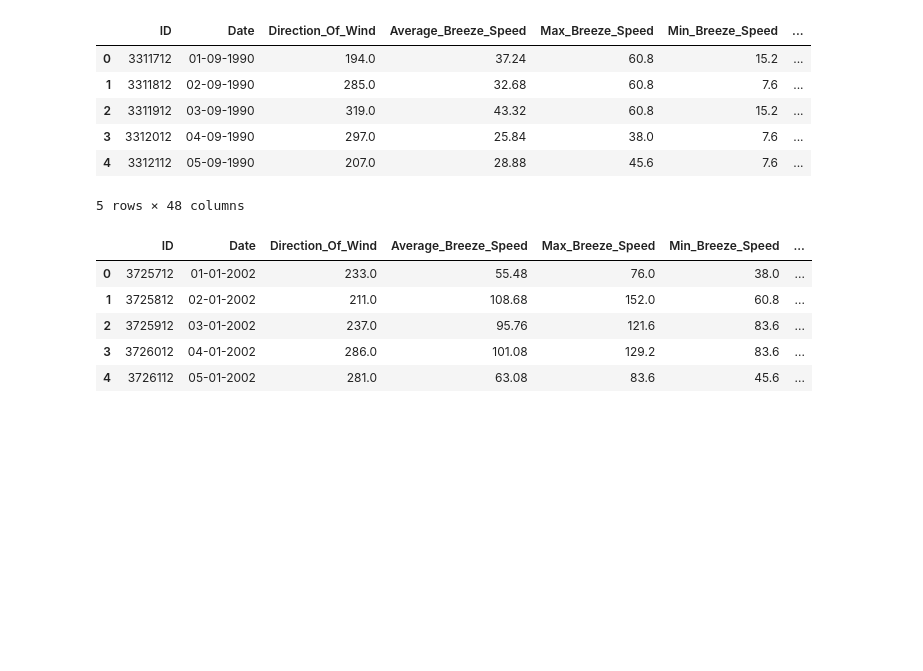
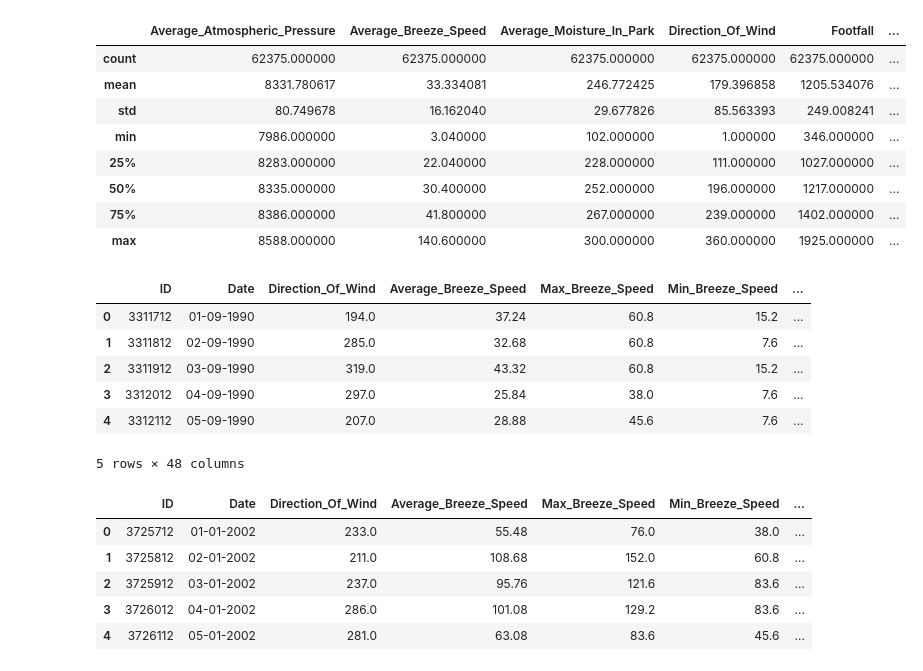
Before and after one commit to ranamihir/ultimate_student_hunt, a Jupyter notebook: model_113.ipynb, the cells around one changed output. Drawn from its saved outputs; the diff is of its cells as text; code cells hidden in the pictures; blank space fills up the shorter version.

```diff
--- a/model_113.ipynb
+++ b/model_113.ipynb
@@ -44,6 +44,20 @@ rcParams['font.family'] = 'StixGeneral'
 train_data = pd.read_csv('Dataset/Train.csv')
 # Load testing data
 test_data = pd.read_csv('Dataset/Test.csv')
+# %%
+data = train_data.append(test_data, ignore_index=True)
+# %%
+data.dropna().describe()
+# %% [output]
+|  | Average_Atmospheric_Pressure | Average_Breeze_Speed | Average_Moisture_In_Park | Direction_Of_Wind | Footfall | ... |
+| count | 62375.000000 | 62375.000000 | 62375.000000 | 62375.000000 | 62375.000000 | ... |
+| mean | 8331.780617 | 33.334081 | 246.772425 | 179.396858 | 1205.534076 | ... |
+| std | 80.749678 | 16.162040 | 29.677826 | 85.563393 | 249.008241 | ... |
+| min | 7986.000000 | 3.040000 | 102.000000 | 1.000000 | 346.000000 | ... |
+| 25% | 8283.000000 | 22.040000 | 228.000000 | 111.000000 | 1027.000000 | ... |
+| 50% | 8335.000000 | 30.400000 | 252.000000 | 196.000000 | 1217.000000 | ... |
+| 75% | 8386.000000 | 41.800000 | 267.000000 | 239.000000 | 1402.000000 | ... |
+| max | 8588.000000 | 140.600000 | 300.000000 | 360.000000 | 1925.000000 | ... |
 # %%
 data_locations = pd.get_dummies(train_data['Location_Type'], prefix='location')
 
```
Also changed, not shown: 3 other files.
